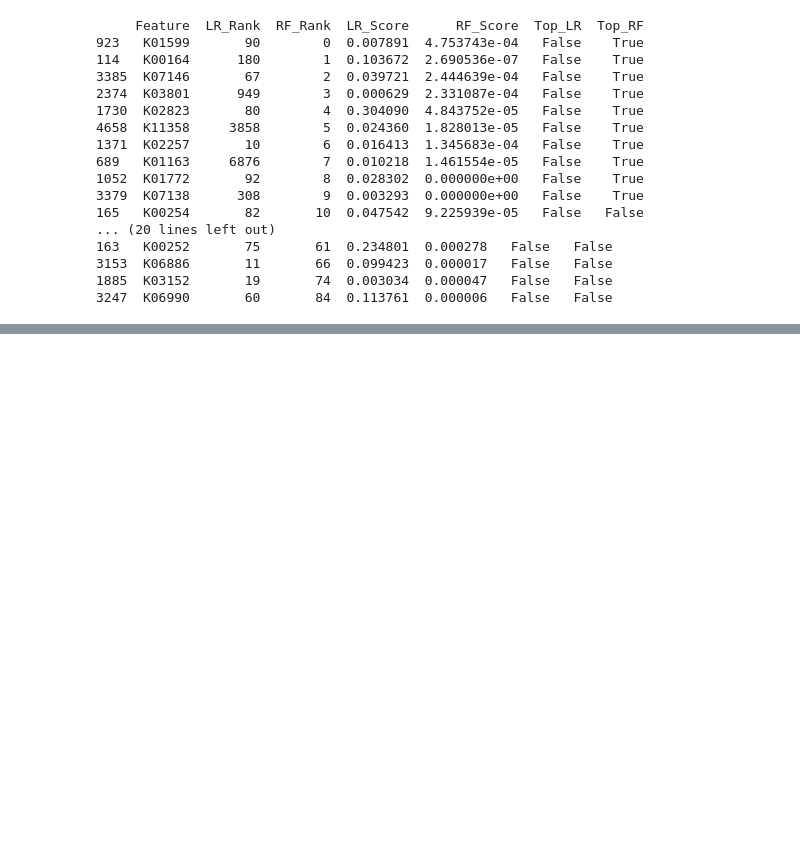
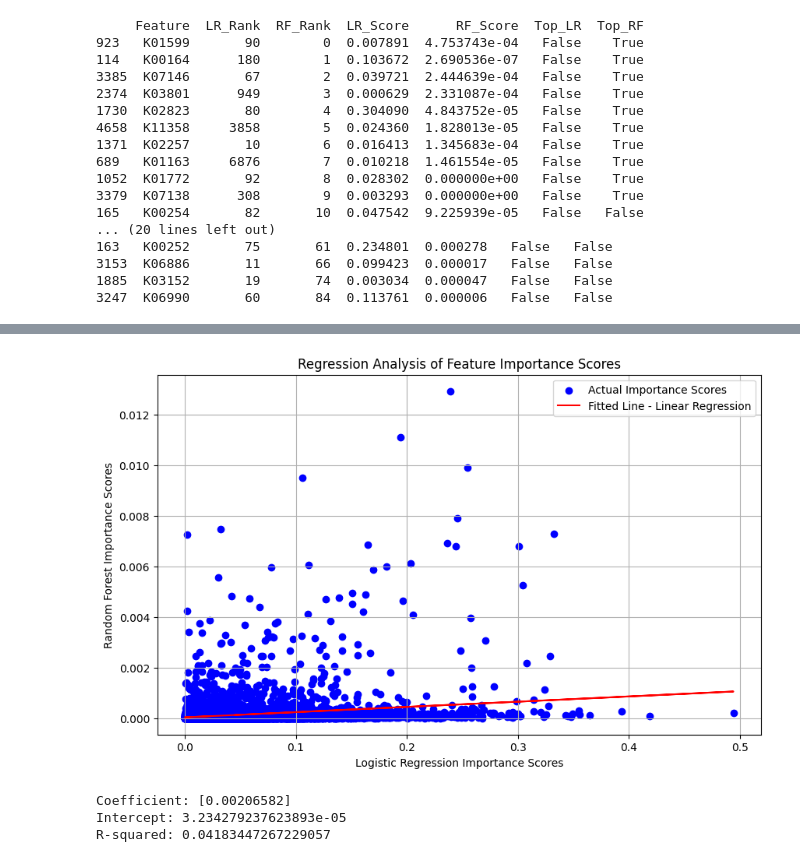
Before and after one commit to Ellaermeg/Eliah-Masters, a Jupyter notebook: KOs/Grouped pipeline.ipynb, the cells around one changed output, grey strips where cells are left out. Cells and saved outputs as stored; diff of their text form; code cells hidden in the pictures; blank space fills up the shorter version.

```diff
--- a/KOs/Grouped pipeline.ipynb
+++ b/KOs/Grouped pipeline.ipynb
@@ -731,0 +800,50 @@ print(consistently_important_features)
+# %%
+''' Mini reggression analysis, just for fun'''
+
+# In theory regression coefficient gives an idea of how a unit increase in the importance score of a feature in LR impacts the importance in RF
+
+lr_model = LogisticRegression()
+rf_model = RandomForestClassifier(n_estimators=100, random_state=42)
+lr_model.fit(X_aligned, Y_aligned)
+rf_model.fit(X_aligned, Y_aligned)
+
+# Get coefficients and feature importances
+logistic_importance = np.abs(lr_model.coef_[0])
+rf_feature_importance = rf_model.feature_importances_
+
+# Prepare data for regression
+X = logistic_importance.reshape(-1, 1)  # Predictor: Logistic Regression importance scores
+y = rf_feature_importance  # Response: Random Forest importance scores
+
+# Create and fit the linear regression model
+model = LinearRegression()
+model.fit(X, y)
+
+# Retrieve the coefficients
+coefficient = model.coef_
+intercept = model.intercept_
+
+y_pred = model.predict(X)
+
+# Plotting
+plt.figure(figsize=(10, 6))
+plt.scatter(X, y, color='blue', label='Actual Importance Scores')
+plt.plot(X, y_pred, color='red', label='Fitted Line - Linear Regression')
+plt.title('Regression Analysis of Feature Importance Scores')
+plt.xlabel('Logistic Regression Importance Scores')
+plt.ylabel('Random Forest Importance Scores')
+plt.legend()
+plt.grid(True)
+plt.show()
+
+# Scoring the model (R^2 Score)
+r_squared = model.score(X, y)
+
+print("Coefficient:", coefficient)
+print("Intercept:", intercept)
+print("R-squared:", r_squared)
+# %% [output]
+[figure, added]
+Coefficient: [0.00206582]
+Intercept: 3.234279237623893e-05
+R-squared: 0.04183447267229057
```
Also changed, not shown: parts of 4 cells of this notebook.
